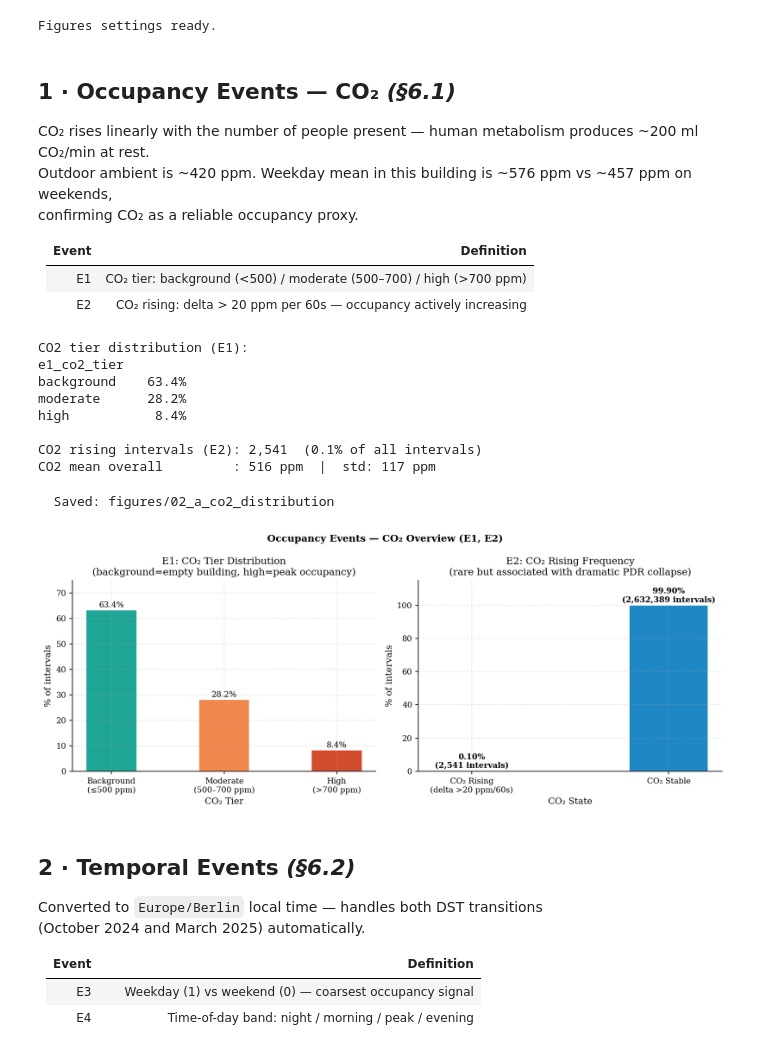
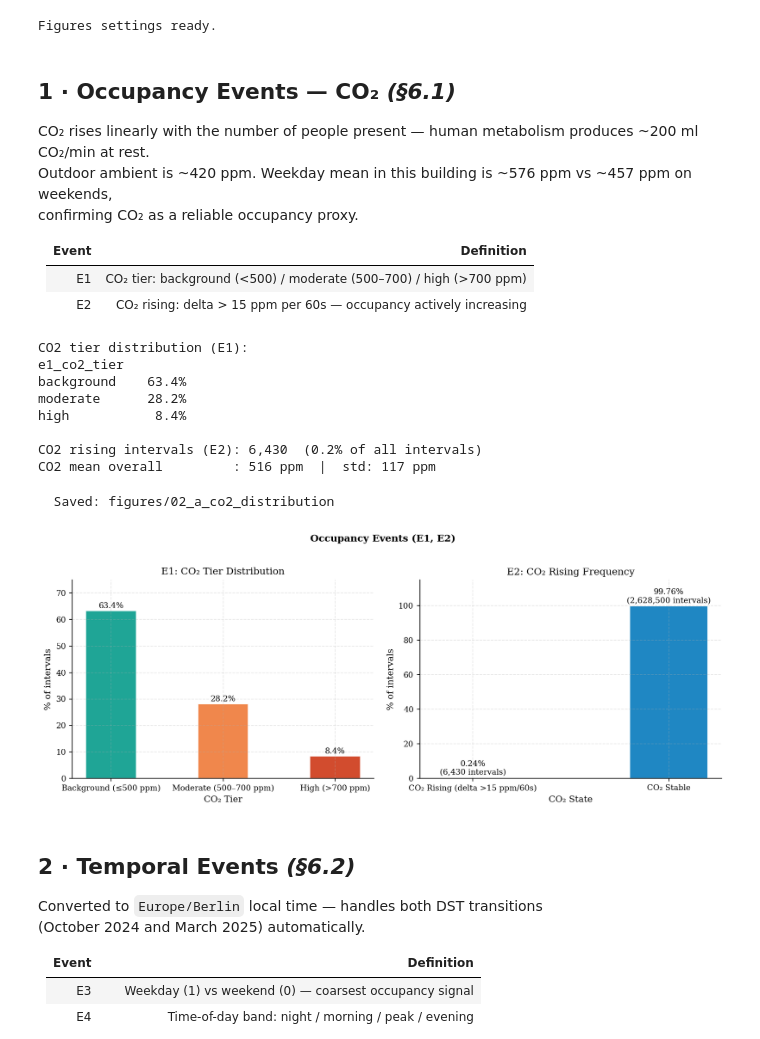
Before and after one commit to vincentmworia/Master-Thesis-Reliability-Analysis-of-Indoor-LoRaWAN-Links-using-packet-counter-reconstruction, a Jupyter notebook: notebooks/02_events_taxonomy.ipynb, the cells around one changed output. Saved outputs shown, nothing was run; the diff lists cells and outputs as text; code cells hidden in the pictures.

Commit message:
events

```diff
--- a/notebooks/02_events_taxonomy.ipynb
+++ b/notebooks/02_events_taxonomy.ipynb
@@ -72,10 +72,10 @@ CO₂ rises linearly with the number of people present — human metabolism prod
 Outdoor ambient is ~420 ppm. Weekday mean in this building is ~576 ppm vs ~457 ppm on weekends,
 confirming CO₂ as a reliable occupancy proxy.
 
-| Event | Definition |
-|-------|-----------|
+| Event | Definition                                                         |
+|-------|--------------------------------------------------------------------|
 | E1 | CO₂ tier: background (<500) / moderate (500–700) / high (>700 ppm) |
-| E2 | CO₂ rising: delta > 20 ppm per 60s — occupancy actively increasing |
+| E2 | CO₂ rising: delta > 15 ppm per 60s — occupancy actively increasing |
 # %%
 # E1: CO2 tier — 500 ppm = outdoor ambient ceiling, 700 ppm = moderate occupancy onset
 df['e1_co2_tier'] = pd.cut(
@@ -84,11 +84,10 @@ df['e1_co2_tier'] = pd.cut(
     labels=['background', 'moderate', 'high']
 )
 
-# E2: CO2 rising — delta > 20 ppm/60s signals people arriving
-# 20 ppm chosen to exceed BME280 sensor noise (~±10 ppm)
-# computed per device to avoid cross-device boundary artifacts
+# E2: CO2 rising — delta > 15 ppm/60s signals people arriving
+# 15 ppm chosen to exceed BME280 sensor noise (~±10 ppm)
 df['e2_co2_rising'] = (
-        df.groupby('device_id')['co2'].diff() > 20
+        df.groupby('device_id')['co2'].diff() > 15
 ).astype(int)
 
 print('CO2 tier distribution (E1):')
@@ -103,12 +102,12 @@ background    63.4%
 moderate      28.2%
 high           8.4%
 
-CO2 rising intervals (E2): 2,541  (0.1% of all intervals)
+CO2 rising intervals (E2): 6,430  (0.2% of all intervals)
 CO2 mean overall         : 516 ppm  |  std: 117 ppm
 # %%
 # Fig 02-A — CO₂ Tier Distribution (E1) + CO₂ Rising Rate (E2)
 tiers  = ['background','moderate','high']
-xlabs  = ['Background\n(≤500 ppm)','Moderate\n(500–700 ppm)','High\n(>700 ppm)']
+xlabs  = ['Background (≤500 ppm)','Moderate (500–700 ppm)','High (>700 ppm)']
 pcts   = df['e1_co2_tier'].value_counts(normalize=True).reindex(tiers).fillna(0)*100
 rising_count = int(df['e2_co2_rising'].sum())
 rising_rate  = float(df['e2_co2_rising'].mean()*100)
@@ -120,41 +119,39 @@ fig, axes = plt.subplots(1, 2, figsize=(11, 4.5))
 bars = axes[0].bar(xlabs, pcts.values,
                     color=[C['green'],C['orange'],C['red']],
                     width=0.45, alpha=0.88, edgecolor='white')
 for bar, v in zip(bars, pcts.values):
     axes[0].text(bar.get_x()+bar.get_width()/2, v+0.3,
                  f'{v:.1f}%', ha='center', va='bottom', fontsize=9)
 axes[0].set_ylabel('% of intervals')
 axes[0].set_xlabel('CO\u2082 Tier')
 axes[0].set_ylim(0, 75)
-axes[0].set_title('E1: CO\u2082 Tier Distribution\n'
-                   '(background=empty building, high=peak occupancy)')
+axes[0].set_title('E1: CO\u2082 Tier Distribution')
 
 # right: E2 — linear scale, annotate count to show rarity
 stable_count = int(len(df) - rising_count)
 bars2 = axes[1].bar(
-    ['CO\u2082 Rising\n(delta >20 ppm/60s)', 'CO\u2082 Stable'],
+    ['CO\u2082 Rising (delta >15 ppm/60s)', 'CO\u2082 Stable'],
     [rising_rate, stable_rate],
     color=[C['red'], C['blue']], width=0.4, alpha=0.88, edgecolor='white'
 )
 for bar, v, cnt in zip(bars2, [rising_rate, stable_rate],
                         [rising_count, stable_count]):
     axes[1].text(bar.get_x()+bar.get_width()/2, v+0.8,
                  f'{v:.2f}%\n({cnt:,} intervals)',
-                 ha='center', va='bottom', fontsize=9, fontweight='bold')
+                 ha='center', va='bottom', fontsize=9, )
 axes[1].set_ylabel('% of intervals')
 axes[1].set_xlabel('CO\u2082 State')
 axes[1].set_ylim(0, 115)
-axes[1].set_title('E2: CO\u2082 Rising Frequency\n'
-                   '(rare but associated with dramatic PDR collapse)')
+axes[1].set_title('E2: CO\u2082 Rising Frequency')
 
-fig.suptitle('Occupancy Events — CO\u2082 Overview (E1, E2)',
+fig.suptitle('Occupancy Events (E1, E2)',
              fontsize=11, fontweight='bold')
 fig.tight_layout()
 fig.subplots_adjust(top=0.82)   # prevent suptitle collision
 save_fig(fig, '02_a_co2_distribution')
 # %% [output]
   Saved: figures/02_a_co2_distribution
-[figure, old version]
+[figure, new version]
 # %% [markdown]
 ## 2 · Temporal Events  *(§6.2)*
 
```
Also changed, not shown: 1 other file.
